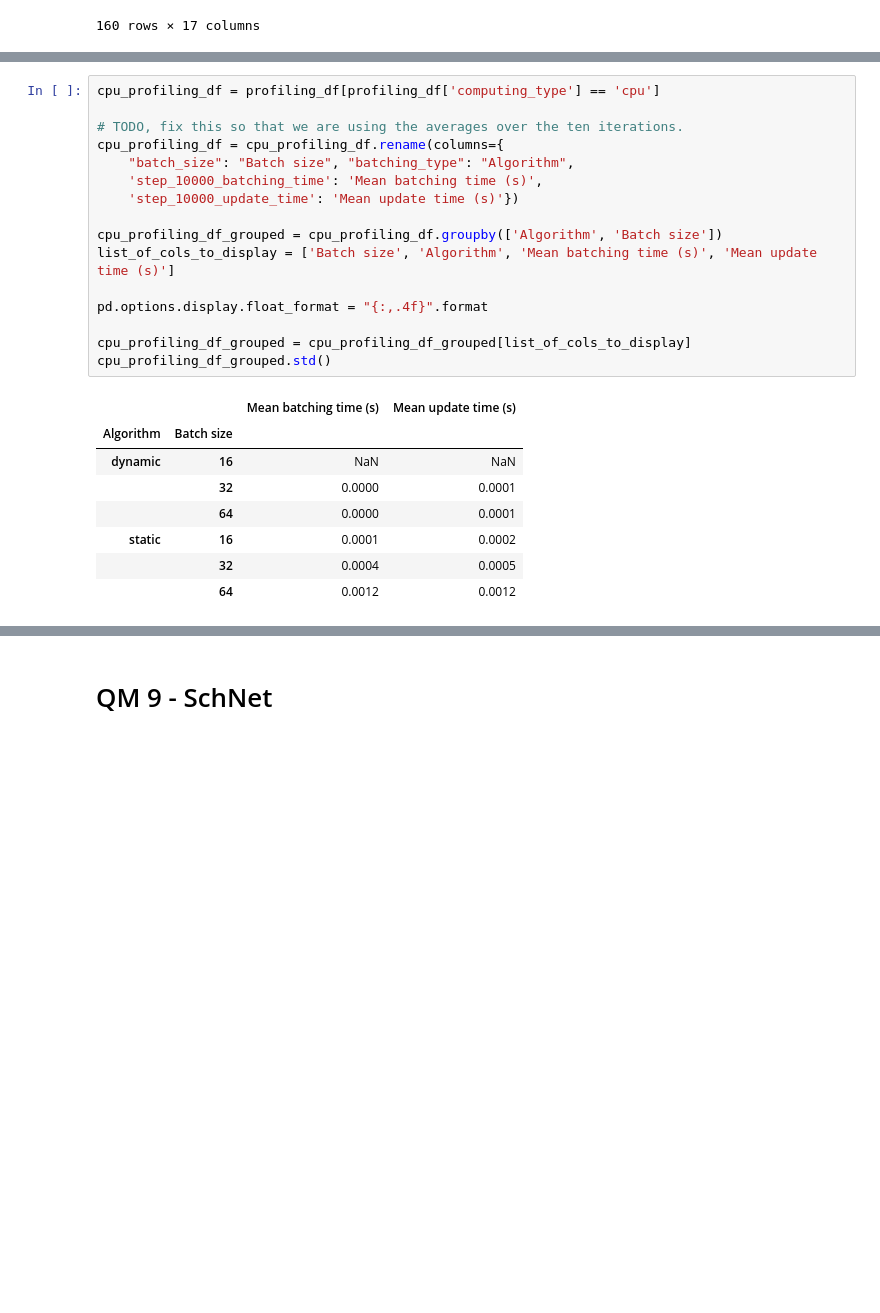
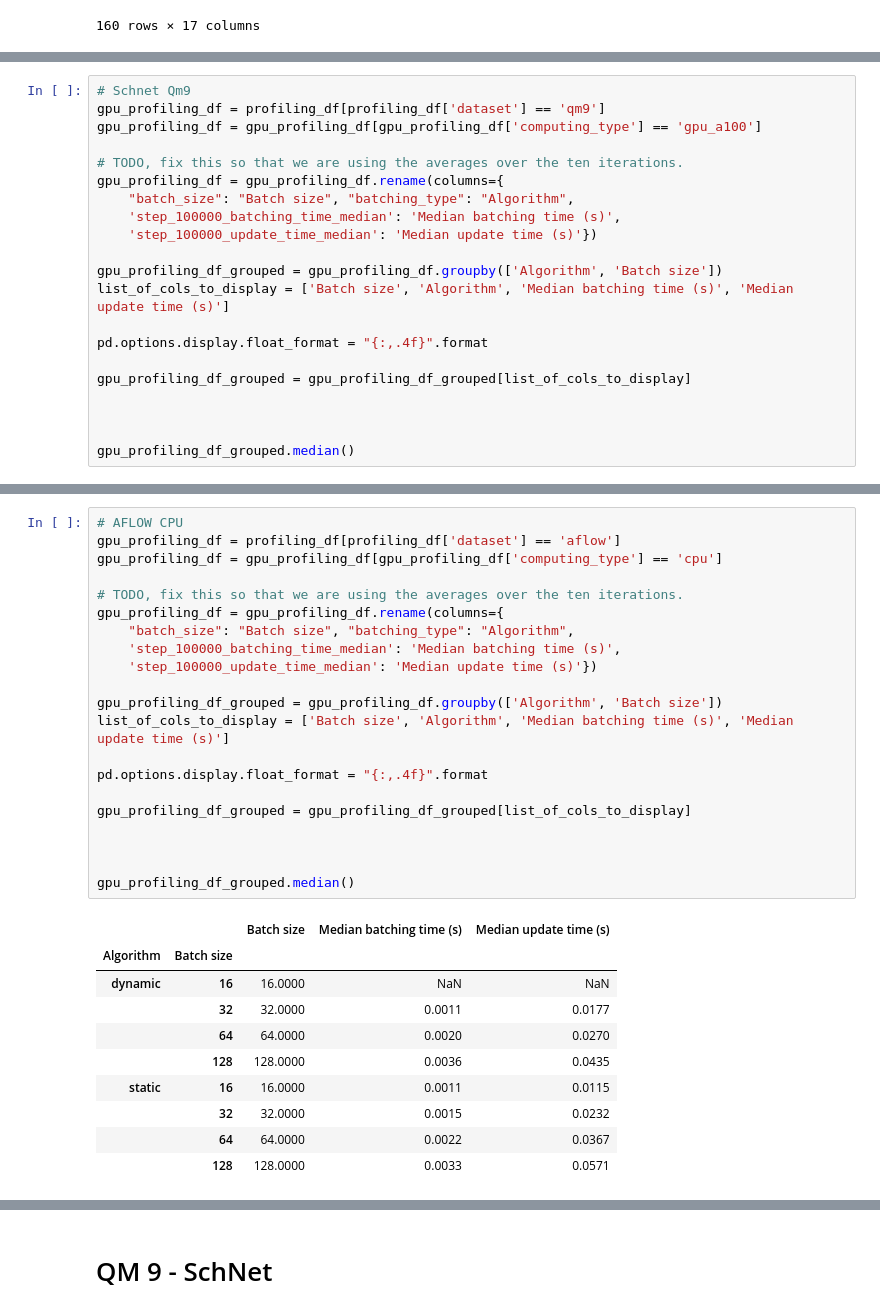
Before and after one commit to tisabe/jraph_MPEU, a Jupyter notebook: jupyter_notebooks/jraph profiling.ipynb, the cells around one changed output, grey strips where cells are left out. Cells and saved outputs as stored; diff of their text form; blank space fills up the shorter version.

```diff
--- a/jupyter_notebooks/jraph profiling.ipynb
+++ b/jupyter_notebooks/jraph profiling.ipynb
@@ -79,0 +81,21 @@ gpu_profiling_df_grouped.median()
+# %%
+# Schnet Qm9
+gpu_profiling_df = profiling_df[profiling_df['dataset'] == 'qm9']
+gpu_profiling_df = gpu_profiling_df[gpu_profiling_df['computing_type'] == 'gpu_a100']
+
+# TODO, fix this so that we are using the averages over the ten iterations.
+gpu_profiling_df = gpu_profiling_df.rename(columns={
+    "batch_size": "Batch size", "batching_type": "Algorithm",
+    'step_100000_batching_time_median': 'Median batching time (s)',
+    'step_100000_update_time_median': 'Median update time (s)'})
+
+gpu_profiling_df_grouped = gpu_profiling_df.groupby(['Algorithm', 'Batch size'])
+list_of_cols_to_display = ['Batch size', 'Algorithm', 'Median batching time (s)', 'Median update time (s)']
+
+pd.options.display.float_format = "{:,.4f}".format
+
+gpu_profiling_df_grouped = gpu_profiling_df_grouped[list_of_cols_to_display]
+
+
+
+gpu_profiling_df_grouped.median()
@@ -80,25 +113,32 @@ gpu_profiling_df_grouped.median()
 # %%
-cpu_profiling_df = profiling_df[profiling_df['computing_type'] == 'cpu']
+# AFLOW CPU
+gpu_profiling_df = profiling_df[profiling_df['dataset'] == 'aflow']
+gpu_profiling_df = gpu_profiling_df[gpu_profiling_df['computing_type'] == 'cpu']
 
 # TODO, fix this so that we are using the averages over the ten iterations.
-cpu_profiling_df = cpu_profiling_df.rename(columns={
+gpu_profiling_df = gpu_profiling_df.rename(columns={
     "batch_size": "Batch size", "batching_type": "Algorithm",
-    'step_10000_batching_time': 'Mean batching time (s)',
-    'step_10000_update_time': 'Mean update time (s)'})
+    'step_100000_batching_time_median': 'Median batching time (s)',
+    'step_100000_update_time_median': 'Median update time (s)'})
 
-cpu_profiling_df_grouped = cpu_profiling_df.groupby(['Algorithm', 'Batch size'])
-list_of_cols_to_display = ['Batch size', 'Algorithm', 'Mean batching time (s)', 'Mean update time (s)']
+gpu_profiling_df_grouped = gpu_profiling_df.groupby(['Algorithm', 'Batch size'])
+list_of_cols_to_display = ['Batch size', 'Algorithm', 'Median batching time (s)', 'Median update time (s)']
 
 pd.options.display.float_format = "{:,.4f}".format
 
-cpu_profiling_df_grouped = cpu_profiling_df_grouped[list_of_cols_to_display]
-cpu_profiling_df_grouped.std()
+gpu_profiling_df_grouped = gpu_profiling_df_grouped[list_of_cols_to_display]
+
+
+
+gpu_profiling_df_grouped.median()
 # %% [output]
-|  |  | Mean batching time (s) | Mean update time (s) |
-| Algorithm | Batch size |  |  |
-| dynamic | 16 | NaN | NaN |
-|  | 32 | 0.0000 | 0.0001 |
-|  | 64 | 0.0000 | 0.0001 |
-| static | 16 | 0.0001 | 0.0002 |
-|  | 32 | 0.0004 | 0.0005 |
-|  | 64 | 0.0012 | 0.0012 |
+|  |  | Batch size | Median batching time (s) | Median update time (s) |
+| Algorithm | Batch size |  |  |  |
+| dynamic | 16 | 16.0000 | NaN | NaN |
+|  | 32 | 32.0000 | 0.0011 | 0.0177 |
+|  | 64 | 64.0000 | 0.0020 | 0.0270 |
+|  | 128 | 128.0000 | 0.0036 | 0.0435 |
+| static | 16 | 16.0000 | 0.0011 | 0.0115 |
+|  | 32 | 32.0000 | 0.0015 | 0.0232 |
+|  | 64 | 64.0000 | 0.0022 | 0.0367 |
+|  | 128 | 128.0000 | 0.0033 | 0.0571 |
```
Also changed, not shown: parts of 4 cells of this notebook, 1 other file.
